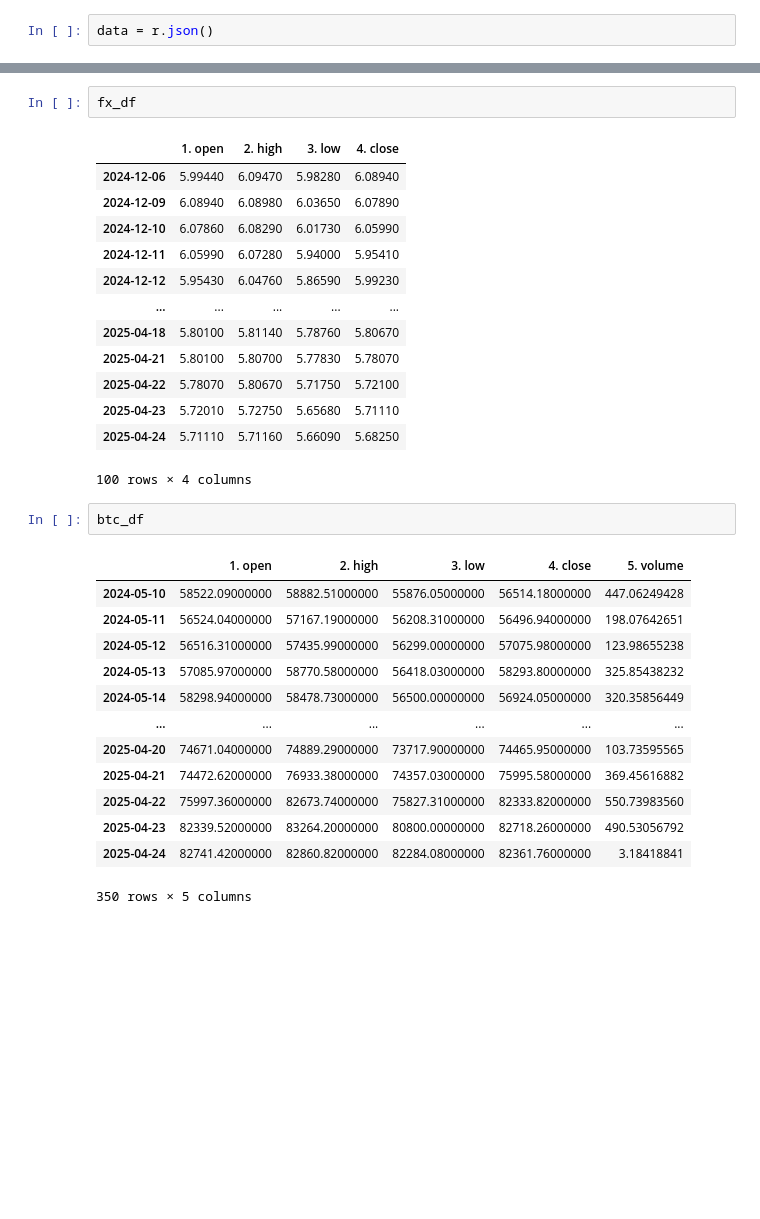
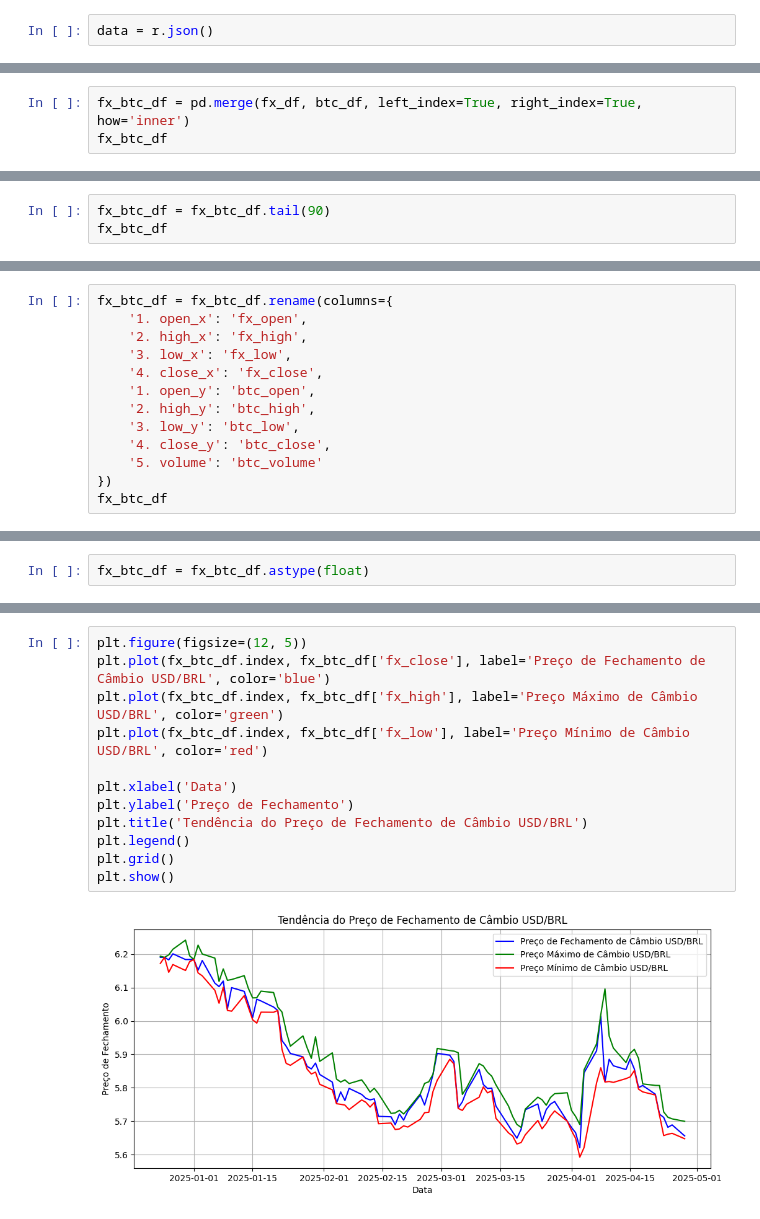
Before and after one commit to GabrielFePL/Machine-Learning-Fatec-Matao, a Jupyter notebook: Test1_07_05/Test_Machine_Learning.ipynb, the cells around one changed output, grey strips where cells are left out. Drawn from its saved outputs; the diff is of its cells as text; blank space fills up the shorter version.

```diff
--- a/Test1_07_05/Test_Machine_Learning.ipynb
+++ b/Test1_07_05/Test_Machine_Learning.ipynb
@@ -174,0 +97,3 @@ btc_df
+# %%
+fx_btc_df = pd.merge(fx_df, btc_df, left_index=True, right_index=True, how='inner')
+fx_btc_df
@@ -174,0 +118,3 @@ btc_df
+# %%
+fx_btc_df = fx_btc_df.tail(90)
+fx_btc_df
@@ -174,0 +137,13 @@ btc_df
+# %%
+fx_btc_df = fx_btc_df.rename(columns={
+    '1. open_x': 'fx_open',
+    '2. high_x': 'fx_high',
+    '3. low_x': 'fx_low',
+    '4. close_x': 'fx_close',
+    '1. open_y': 'btc_open',
+    '2. high_y': 'btc_high',
+    '3. low_y': 'btc_low',
+    '4. close_y': 'btc_close',
+    '5. volume': 'btc_volume'
+})
+fx_btc_df
@@ -174,0 +185,2 @@ btc_df
+# %%
+fx_btc_df = fx_btc_df.astype(float)
@@ -193,32 +208,14 @@ inflation_df
-# %%
-fx_df
-# %% [output]
-|  | 1. open | 2. high | 3. low | 4. close |
-| 2024-12-06 | 5.99440 | 6.09470 | 5.98280 | 6.08940 |
-| 2024-12-09 | 6.08940 | 6.08980 | 6.03650 | 6.07890 |
-| 2024-12-10 | 6.07860 | 6.08290 | 6.01730 | 6.05990 |
-| 2024-12-11 | 6.05990 | 6.07280 | 5.94000 | 5.95410 |
-| 2024-12-12 | 5.95430 | 6.04760 | 5.86590 | 5.99230 |
-| ... | ... | ... | ... | ... |
-| 2025-04-18 | 5.80100 | 5.81140 | 5.78760 | 5.80670 |
-| 2025-04-21 | 5.80100 | 5.80700 | 5.77830 | 5.78070 |
-| 2025-04-22 | 5.78070 | 5.80670 | 5.71750 | 5.72100 |
-| 2025-04-23 | 5.72010 | 5.72750 | 5.65680 | 5.71110 |
-| 2025-04-24 | 5.71110 | 5.71160 | 5.66090 | 5.68250 |
-100 rows × 4 columns
-# %%
-btc_df
-# %% [output]
-|  | 1. open | 2. high | 3. low | 4. close | 5. volume |
-| 2024-05-10 | 58522.09000000 | 58882.51000000 | 55876.05000000 | 56514.18000000 | 447.06249428 |
-| 2024-05-11 | 56524.04000000 | 57167.19000000 | 56208.31000000 | 56496.94000000 | 198.07642651 |
-| 2024-05-12 | 56516.31000000 | 57435.99000000 | 56299.00000000 | 57075.98000000 | 123.98655238 |
-| 2024-05-13 | 57085.97000000 | 58770.58000000 | 56418.03000000 | 58293.80000000 | 325.85438232 |
-| 2024-05-14 | 58298.94000000 | 58478.73000000 | 56500.00000000 | 56924.05000000 | 320.35856449 |
-| ... | ... | ... | ... | ... | ... |
-| 2025-04-20 | 74671.04000000 | 74889.29000000 | 73717.90000000 | 74465.95000000 | 103.73595565 |
-| 2025-04-21 | 74472.62000000 | 76933.38000000 | 74357.03000000 | 75995.58000000 | 369.45616882 |
-| 2025-04-22 | 75997.36000000 | 82673.74000000 | 75827.31000000 | 82333.82000000 | 550.73983560 |
-| 2025-04-23 | 82339.52000000 | 83264.20000000 | 80800.00000000 | 82718.26000000 | 490.53056792 |
-| 2025-04-24 | 82741.42000000 | 82860.82000000 | 82284.08000000 | 82361.76000000 | 3.18418841 |
-350 rows × 5 columns
+# %%
+plt.figure(figsize=(12, 5))
+plt.plot(fx_btc_df.index, fx_btc_df['fx_close'], label='Preço de Fechamento de Câmbio USD/BRL', color='blue')
+plt.plot(fx_btc_df.index, fx_btc_df['fx_high'], label='Preço Máximo de Câmbio USD/BRL', color='green')
+plt.plot(fx_btc_df.index, fx_btc_df['fx_low'], label='Preço Mínimo de Câmbio USD/BRL', color='red')
+
+plt.xlabel('Data')
+plt.ylabel('Preço de Fechamento')
+plt.title('Tendência do Preço de Fechamento de Câmbio USD/BRL')
+plt.legend()
+plt.grid()
+plt.show()
+# %% [output]
+[figure, added]
```
Also changed, not shown: parts of 37 cells of this notebook, 1 other file.
